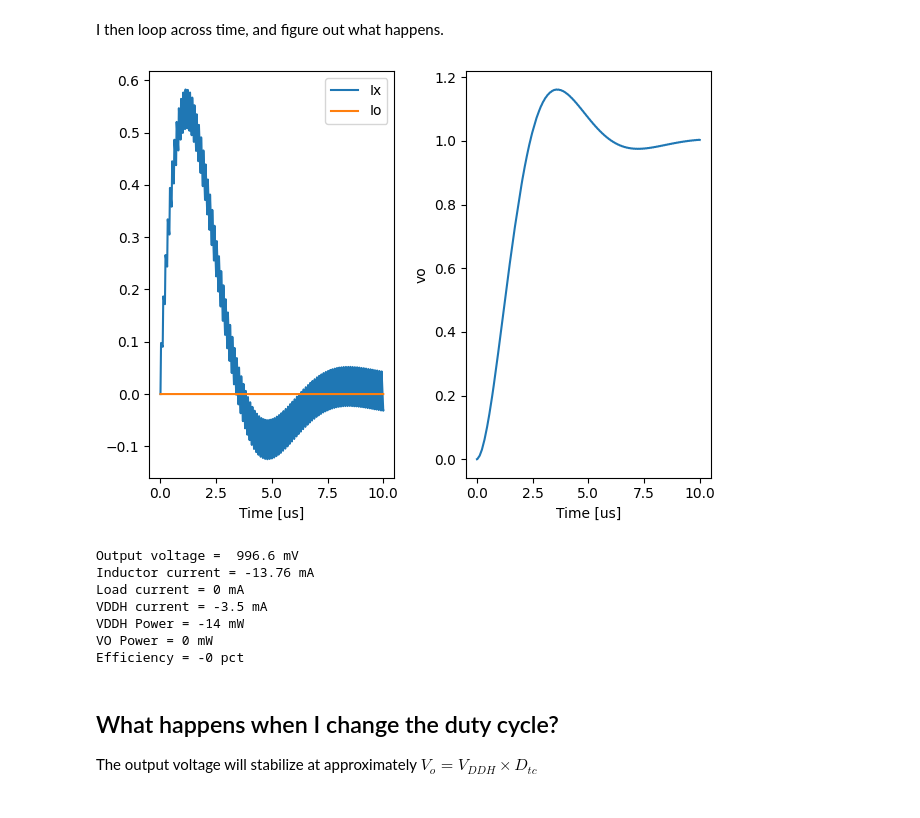
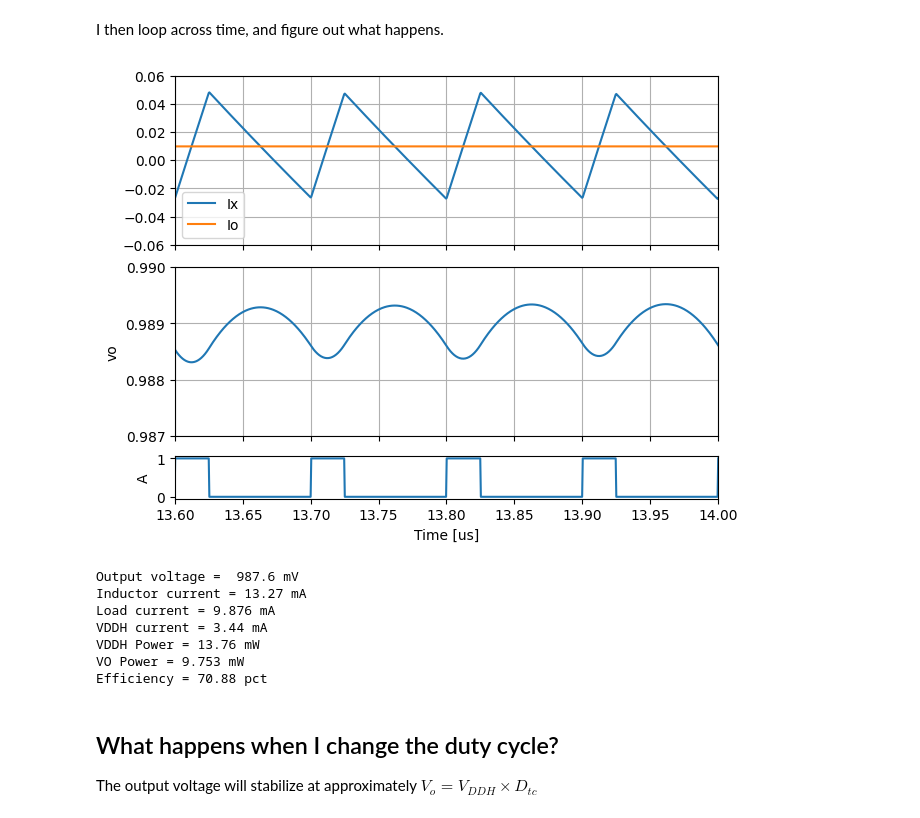
Before and after one commit to wulffern/aic2023, a Jupyter notebook: jupyter/buck.ipynb, the cells around one changed output. Drawn from its saved outputs; the diff is of its cells as text; code cells hidden in the pictures.

```diff
--- a/jupyter/buck.ipynb
+++ b/jupyter/buck.ipynb
@@ -22,6 +22,11 @@ I figured that instead of trying the differential equations by hand, we can solv
 First, some constants, and let's assume A and B are periodic. When A is on, B is off, when B is on, A is off. We can model the A on time by a duty-cycle of the period.
 # %%
 import numpy as np
+
+mode=""
+#mode="start"
+mode="settled"
+
 u = 1e-6                        # A micro unit
 L = 1 * u                       # 1 uH
 Rs = 1                          # Resistance in switches
@@ -32,7 +37,13 @@ dtc = 0.25                       # Duty-cycle A
 VDDH = 4.0                      # VDD voltage
 VO_initial = 0                  # Initial output voltage
 N = 2**15                       # Number of samples
-t_end = 10e-6                  # Time to simulate
+t_end = 10e-6                   # Time to simulate
+
+if mode=="settled":
+    t_end = 15e-6
+
+if mode=="start":
+    t_end = 0.25e-6
 # %% [markdown]
 To simulate what happens we need the state variables and time vector
 # %%
@@ -43,6 +54,7 @@ vx = np.zeros(N)                # Voltage across inductor
 v1 = np.zeros(N)                # Voltage at left side of inductor
 io = np.zeros(N)                # Current drawn from output
 ivdd = np.zeros(N)              # Current drawn from VDD
+a = np.zeros(N)
 # %% [markdown]
 I then loop across time, and figure out what happens.
 # %%
@@ -52,6 +64,7 @@ for i in range(1,N):
     # Model switch
     if(ts % T < dtc*T):
         pmos = 1
+        a[i] = 1
     else:
         pmos = 0
 
@@ -69,25 +82,35 @@ for i in range(1,N):
         ivdd[i] = ix[i]
 
     # Output current
-    io[i] = 1/R * vo[i]
+    io[i] = 1/R * vo[i-1]
 
     # Output voltage
     vo[i] = vo[i-1] + 1/C * ( (ix[i] + ix[i-1])/2 - (io[i] + io[i-1])/2)*dt
 # %%
 import matplotlib.pyplot as plt
-plt.subplot(1,2,1)
-plt.plot(t/u,ix,label="Ix")
-plt.plot(t/u,io,label="Io")
-plt.legend()
+fig, (ax0,ax1,ax2) = plt.subplots(nrows=3, ncols=1, constrained_layout=True,sharex=True,gridspec_kw={'height_ratios':[4,4,1]})
+
+ax0.plot(t/u,ix,label="Ix")
+ax0.plot(t/u,io,label="Io")
+ax0.legend()
+ax0.grid('both')
 plt.xlabel("Time [us]")
-plt.subplot(1,2,2)
-plt.plot(t/u,vo)
-plt.ylabel("vo")
+ax1.grid('both')
+ax1.plot(t/u,vo)
+ax1.set_ylabel("vo")
+ax2.plot(t/u,a)
+plt.ylabel("A")
+
+if mode=="settled":
+    ax0.set_ylim(-0.06,0.06)
+    ax1.set_ylim(0.987,0.990)
+    plt.xlim(13.6,14)
+
+
 plt.xlabel("Time [us]")
-plt.tight_layout()
-plt.savefig("../media/l07_buck_pwm_fig.svg")
+plt.savefig(f"../media/l07_buck_pwm_fig_{mode}.svg")
 # %% [output]
-[figure, old version]
+[figure, new version]
 # %%
 vo_avg = np.mean(vo[int(N/2):])
 ix_avg = np.mean(ix[int(N/2):])
@@ -105,13 +128,13 @@ print("VDDH Power = %.4g mW" % (pwr_vdd/m))
 print("VO Power = %.4g mW" % (pwr_vo/m))
 print("Efficiency = %.4g pct" % (efficiency))
 # %% [output]
-Output voltage =  996.6 mV
-Inductor current = -13.76 mA
-Load current = 0 mA
-VDDH current = -3.5 mA
-VDDH Power = -14 mW
-VO Power = 0 mW
-Efficiency = -0 pct
+Output voltage =  987.6 mV
+Inductor current = 13.27 mA
+Load current = 9.876 mA
+VDDH current = 3.44 mA
+VDDH Power = 13.76 mW
+VO Power = 9.753 mW
+Efficiency = 70.88 pct
 # %% [markdown]
 ## What happens when I change the duty cycle?
 
```
Also changed, not shown: 4 other files.
